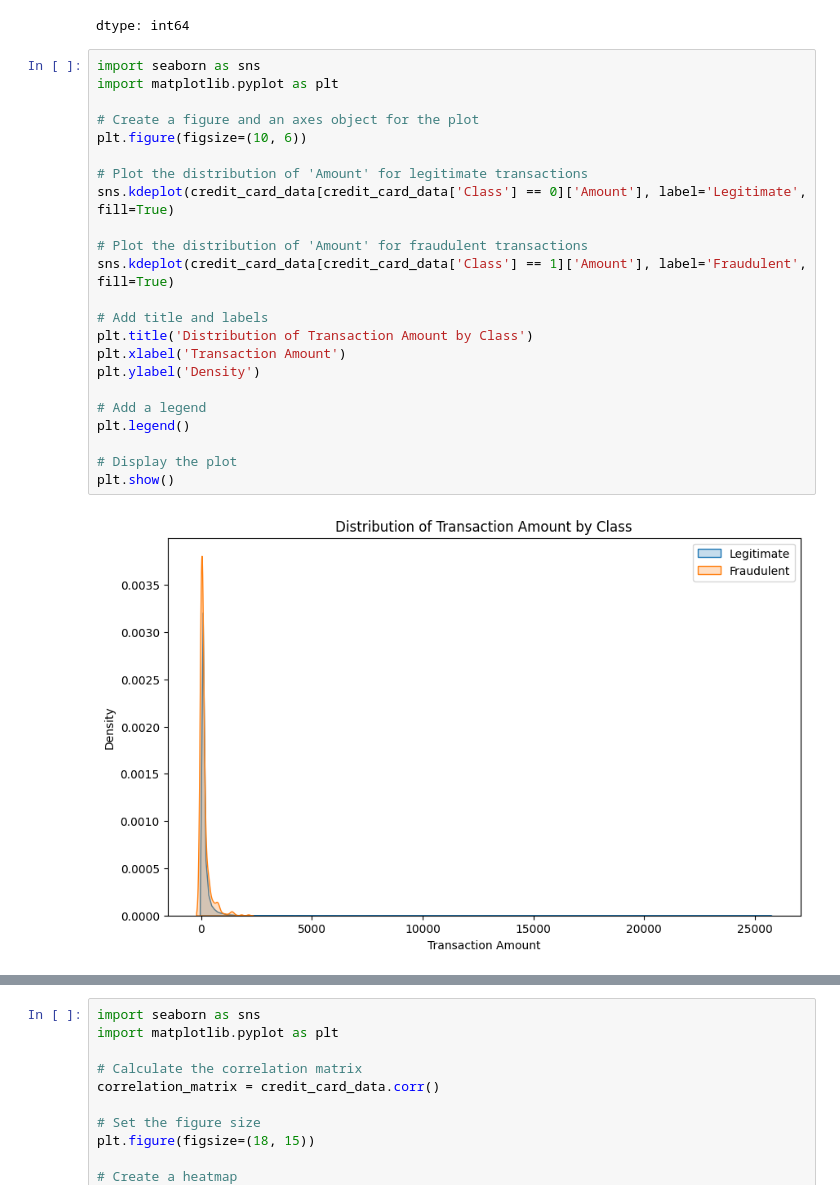
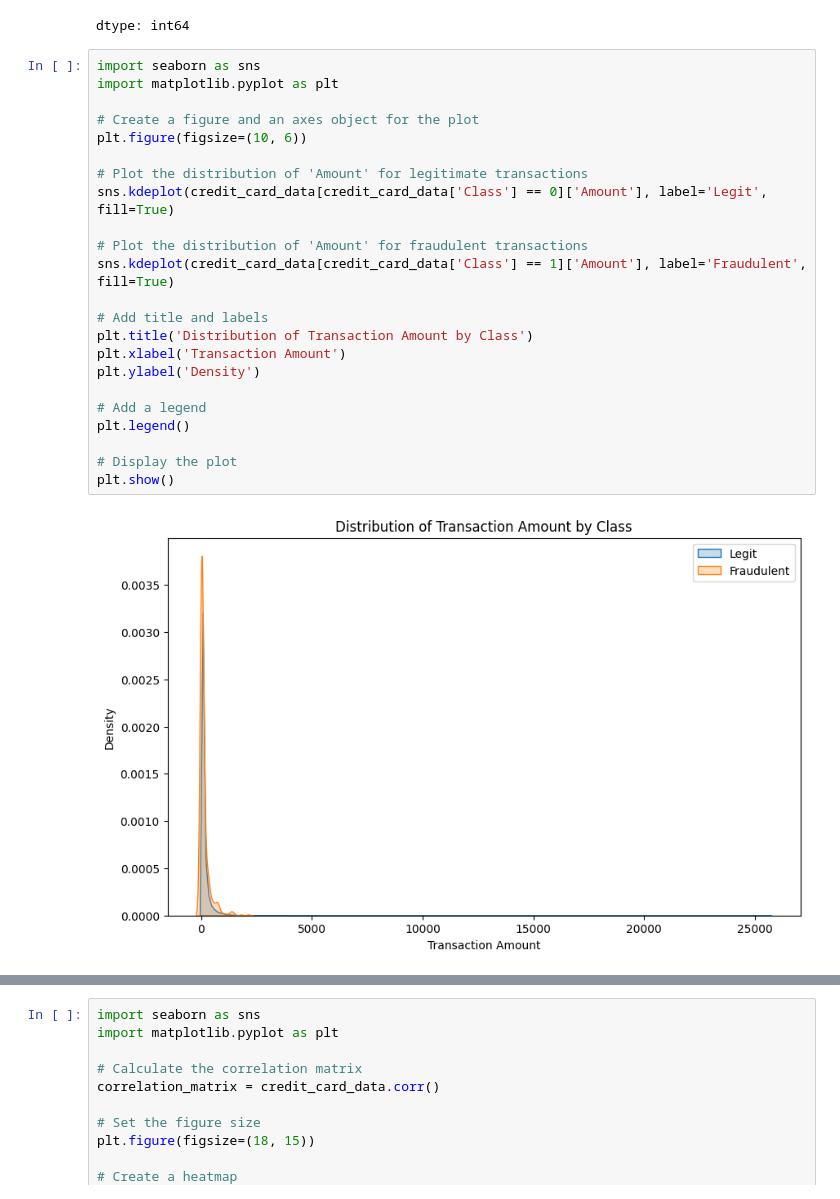
Before and after one commit to piyushdhurwey-unique/credit-card-fraud-detection, a Jupyter notebook: credit_card_fraud_detection.ipynb, the cells around one changed output, grey strips where cells are left out. Cells and saved outputs as stored; diff of their text form.

```diff
--- a/credit_card_fraud_detection.ipynb
+++ b/credit_card_fraud_detection.ipynb
@@ -69,28 +69,28 @@ dtype: int64
 # %%
 import seaborn as sns
 import matplotlib.pyplot as plt
 
 # Create a figure and an axes object for the plot
 plt.figure(figsize=(10, 6))
 
 # Plot the distribution of 'Amount' for legitimate transactions
-sns.kdeplot(credit_card_data[credit_card_data['Class'] == 0]['Amount'], label='Legitimate', fill=True)
+sns.kdeplot(credit_card_data[credit_card_data['Class'] == 0]['Amount'], label='Legit', fill=True)
 
 # Plot the distribution of 'Amount' for fraudulent transactions
 sns.kdeplot(credit_card_data[credit_card_data['Class'] == 1]['Amount'], label='Fraudulent', fill=True)
 
 # Add title and labels
 plt.title('Distribution of Transaction Amount by Class')
 plt.xlabel('Transaction Amount')
 plt.ylabel('Density')
 
 # Add a legend
 plt.legend()
 
 # Display the plot
 plt.show()
 # %% [output]
-[figure, old version]
+[figure, new version]
 # %%
 import seaborn as sns
 import matplotlib.pyplot as plt
```
Also changed, not shown: parts of 4 cells of this notebook.
